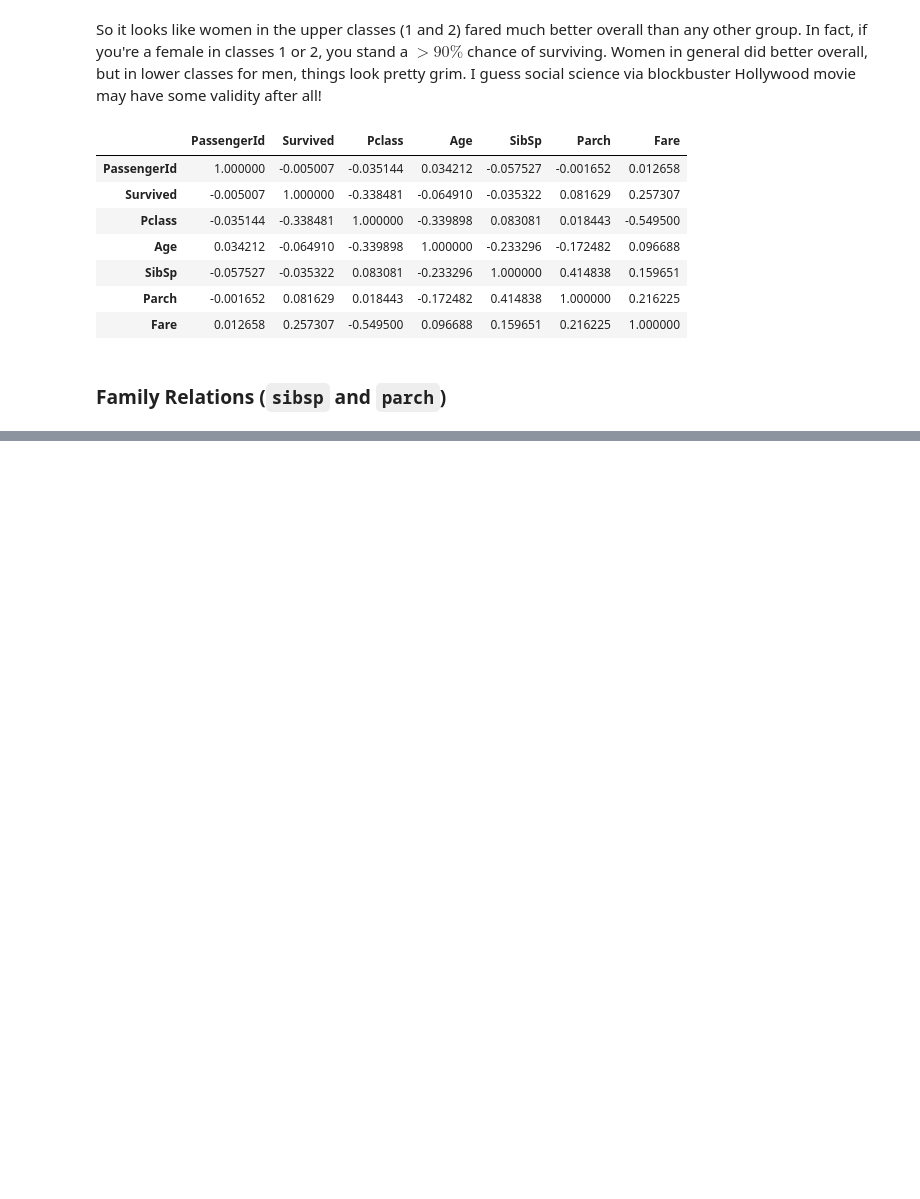
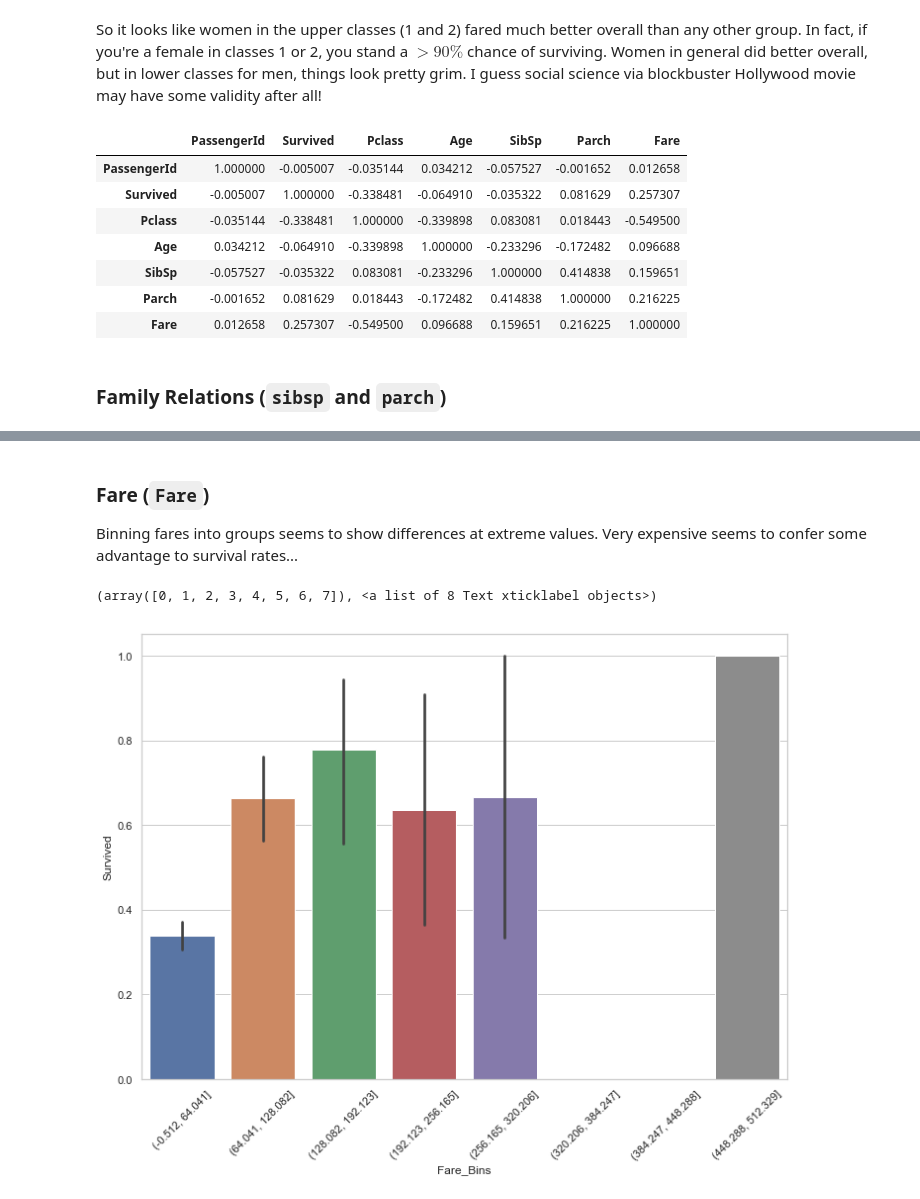
Before and after one commit to kaipak/kaggle-titanic, a Jupyter notebook: kaggle-titanic.ipynb, the cells around one changed output, grey strips where cells are left out. Cells and saved outputs as stored; diff of their text form; code cells hidden in the pictures; blank space fills up the shorter version.

```diff
--- a/kaggle-titanic.ipynb
+++ b/kaggle-titanic.ipynb
@@ -173,0 +181,11 @@ corr_matrix
+# %%
+df_train['Fare_Bins'] = pd.cut(df_train['Fare'], 8)
+# %% [markdown]
+### Fare (`Fare`)
+Binning fares into groups seems to show differences at extreme values. Very expensive seems to confer some advantage to survival rates...
+# %%
+ax = sns.barplot(x='Fare_Bins', y='Survived', data=df_train)
+plt.xticks(rotation=45)
+# %% [output]
+(array([0, 1, 2, 3, 4, 5, 6, 7]), <a list of 8 Text xticklabel objects>)
+[figure, added]
```
Also changed, not shown: parts of 15 cells of this notebook, 2 other files.
